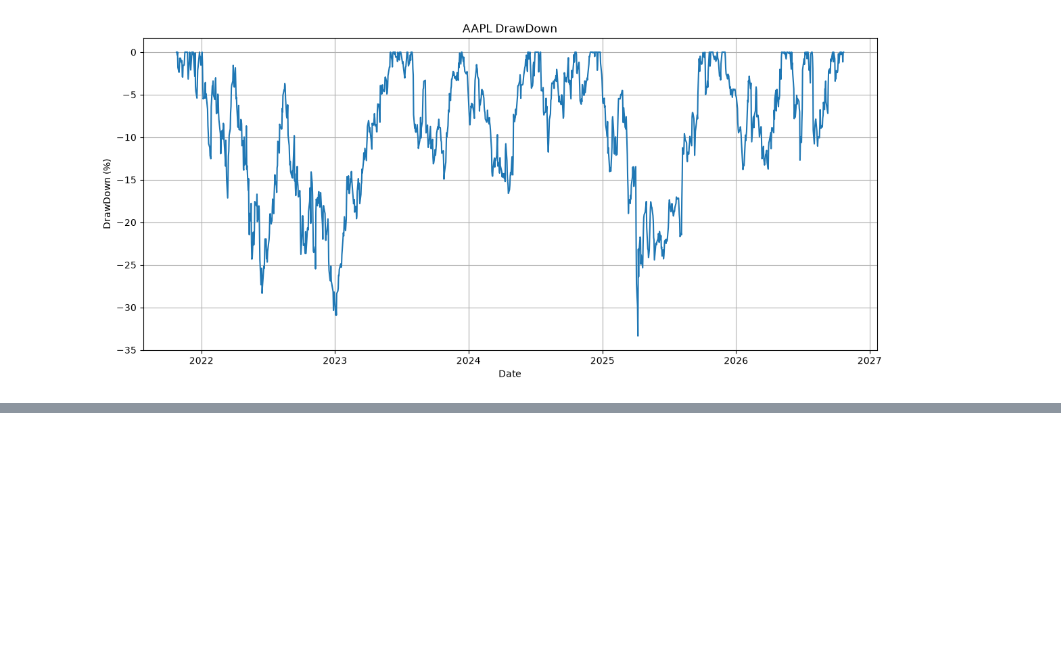
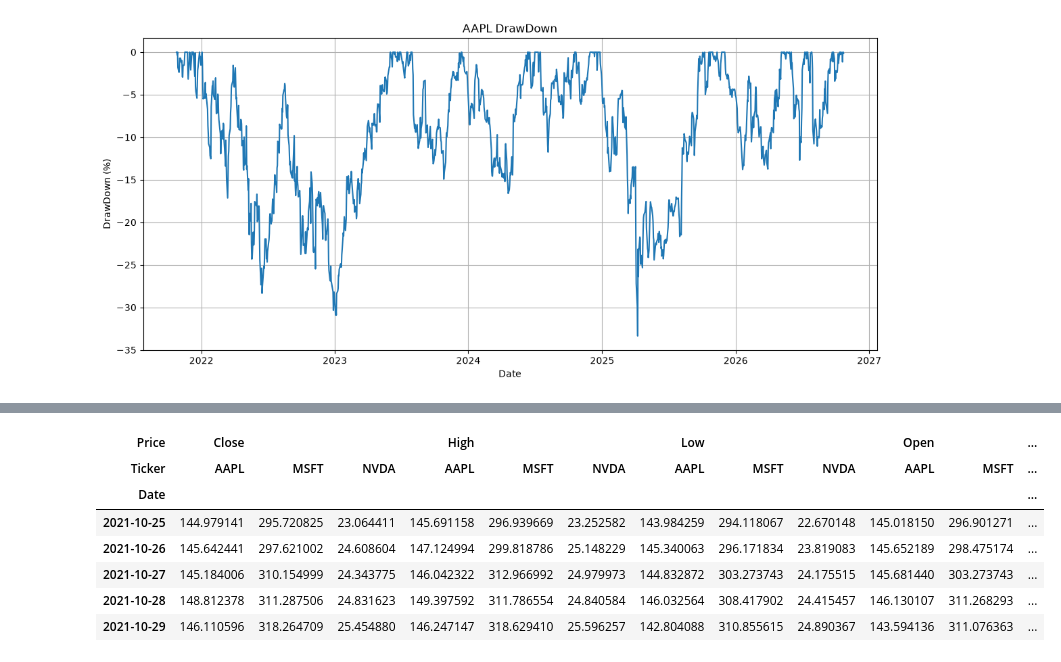
Before and after one commit to deepanshusaxena315/stock-financial-analysis, a Jupyter notebook: notebooks/stock_analysis.ipynb, the cells around one changed output, grey strips where cells are left out. Drawn from its saved outputs; the diff is of its cells as text; code cells hidden in the pictures; blank space fills up the shorter version.

```diff
--- a/notebooks/stock_analysis.ipynb
+++ b/notebooks/stock_analysis.ipynb
@@ -311,0 +318,19 @@ summary_df
+# %%
+tickers = ["AAPL","MSFT","NVDA"]
+multi_data = yf.download(
+    tickers,
+    period="5y",
+    auto_adjust=True,
+    progress=False
+)
+
+multi_data.head()
+# %% [output]
+| Price | Close |  |  | High |  |  | Low |  |  | Open |  | ... |
+| Ticker | AAPL | MSFT | NVDA | AAPL | MSFT | NVDA | AAPL | MSFT | NVDA | AAPL | MSFT | ... |
+| Date |  |  |  |  |  |  |  |  |  |  |  | ... |
+| 2021-10-25 | 144.979141 | 295.720825 | 23.064411 | 145.691158 | 296.939669 | 23.252582 | 143.984259 | 294.118067 | 22.670148 | 145.018150 | 296.901271 | ... |
+| 2021-10-26 | 145.642441 | 297.621002 | 24.608604 | 147.124994 | 299.818786 | 25.148229 | 145.340063 | 296.171834 | 23.819083 | 145.652189 | 298.475174 | ... |
+| 2021-10-27 | 145.184006 | 310.154999 | 24.343775 | 146.042322 | 312.966992 | 24.979973 | 144.832872 | 303.273743 | 24.175515 | 145.681440 | 303.273743 | ... |
+| 2021-10-28 | 148.812378 | 311.287506 | 24.831623 | 149.397592 | 311.786554 | 24.840584 | 146.032564 | 308.417902 | 24.415457 | 146.130107 | 311.268293 | ... |
+| 2021-10-29 | 146.110596 | 318.264709 | 25.454880 | 146.247147 | 318.629410 | 25.596257 | 142.804088 | 310.855615 | 24.890367 | 143.594136 | 311.076363 | ... |
```
Also changed, not shown: parts of 29 cells of this notebook, 1 other file.
